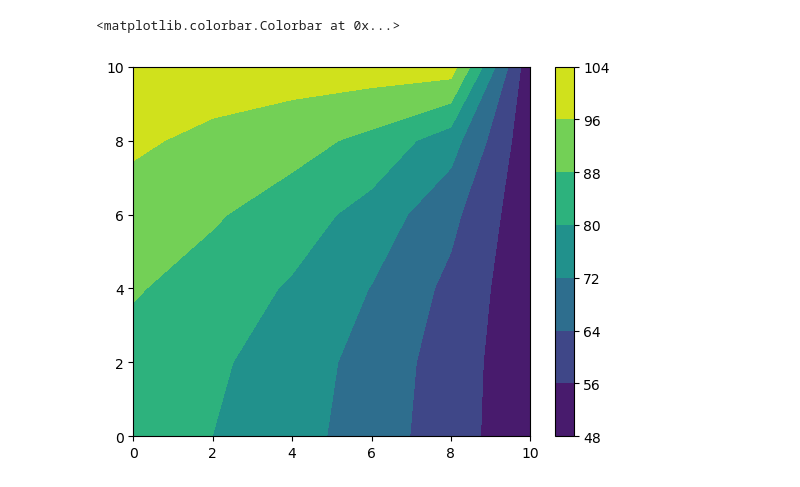
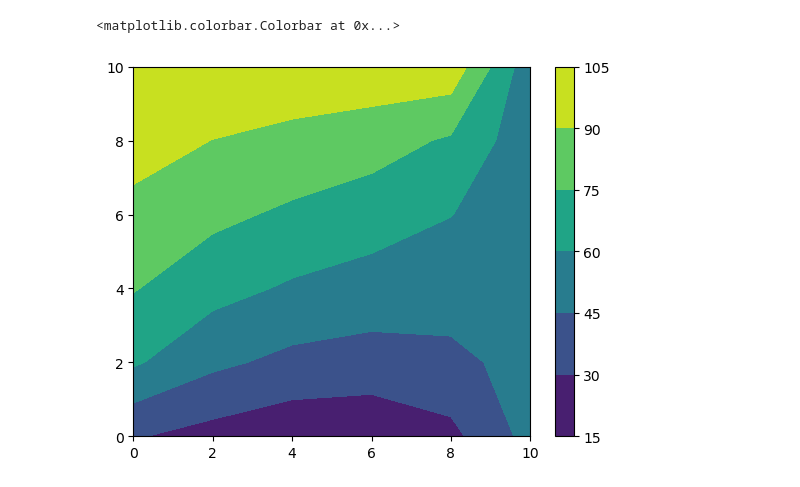
Before and after one commit to cjuarezramos/MMS022024, a Jupyter notebook: ej1022_placaNeuman.ipynb, the cells around one changed output. Drawn from its saved outputs; the diff is of its cells as text; code cells hidden in the pictures.

```diff
--- a/ej1022_placaNeuman.ipynb
+++ b/ej1022_placaNeuman.ipynb
@@ -20,32 +20,32 @@ T = np.zeros((len(y),len(x)))
 dTdx = np.zeros((len(y),len(x)))
 dTdy = np.zeros((len(y),len(x)))
 
 # condiciones de frontera
 # condiciones de dirichlet
 T[-1,:] = 100
 T[:,-1] = 50
 # condiciones de Neumman
 qx0 = 0
-qy0 = 0
+qy0 = -12
 dTdx[:,0] = - qx0/k
 dTdy[0,:] = -qy0/k
 Tant = np.zeros((len(y),len(x)))
 Error = 1
 while Error > 0.1:
     Tant = T.copy()
     for i in range(0,len(x)-1):
         for j in range(0,len(y)-1):
             if i == 0 & j == 0:
                 T[j,i] = (2*T[j][i+1]-2*dx*dTdx[j][i]+2*T[j+1][i]-2*dy*dTdy[j][i])/4
             elif i == 0:
                 T[j,i] = (2*T[j][i+1]-2*dx*dTdx[j][i]+T[j+1][i]+T[j-1][i])/4
             elif j == 0:
                 T[j,i] = (T[j][i+1]+T[j][i-1]+2*T[j+1][i]-2*dy*dTdy[j][i])/4
             else:
                 T[j,i]= (T[j][i+1]+T[j][i-1]+T[j+1][i]+T[j-1][i])/4
     Error = np.max(abs(T-Tant))
 plt.contourf(X,Y,T)
 plt.colorbar()
 # %% [output]
 <matplotlib.colorbar.Colorbar at 0x...>
-[figure, old version]
+[figure, new version]
```
Also changed, not shown: parts of 3 cells of this notebook.
